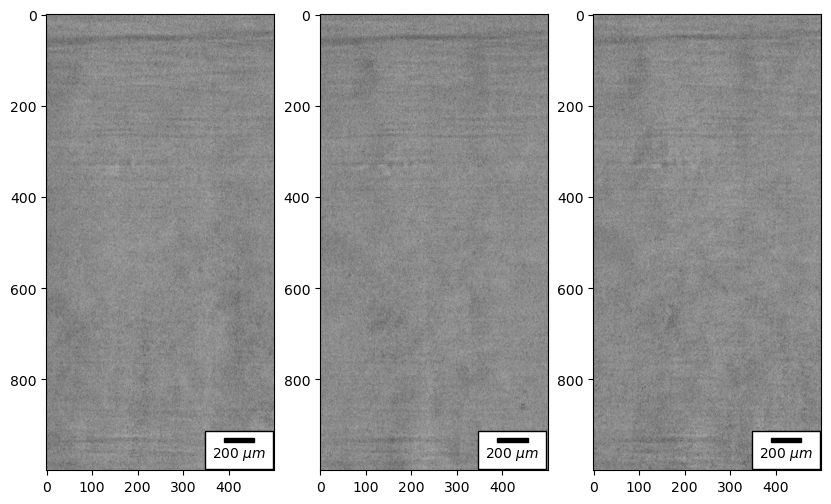
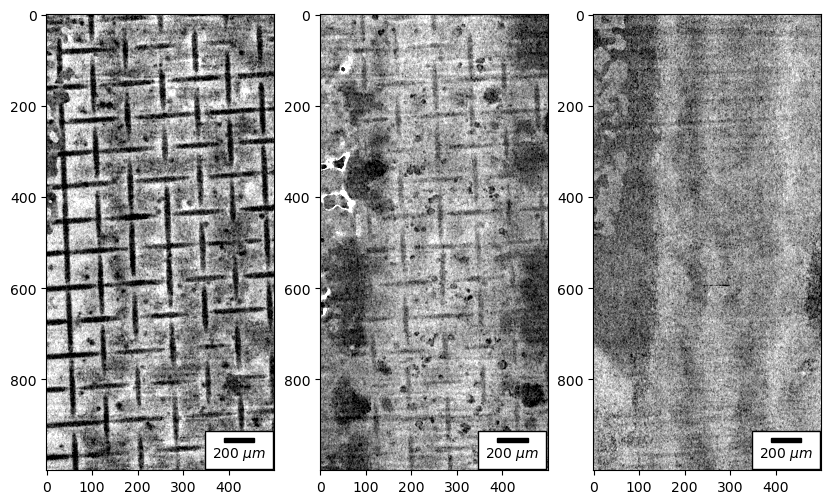
The notebook cell's code change between the first figure and the second:
--- before
+++ after
@@ -1,7 +1,11 @@
 fig, axs = plt.subplots(1,3, figsize=(10,7))
 
-axs[0].imshow(memcut0, 'gray', vmin=vmin*1.5, vmax=vmax/1.2)
-axs[1].imshow(memcut1, 'gray', vmin=vmin*1.5, vmax=vmax/1.2)
-axs[2].imshow(memcut2, 'gray', vmin=vmin*1.5, vmax=vmax/1.2)
+vmin2 = 0.04
+vmax2 = 0.15
+
+
+axs[0].imshow(memcut0, 'gray', vmin=vmin2, vmax=vmax2)
+axs[1].imshow(memcut1, 'gray', vmin=vmin2, vmax=vmax2)
+axs[2].imshow(memcut2, 'gray', vmin=vmin2, vmax=vmax2)
 
 for ax in axs:

Commit: proc chain for Z3